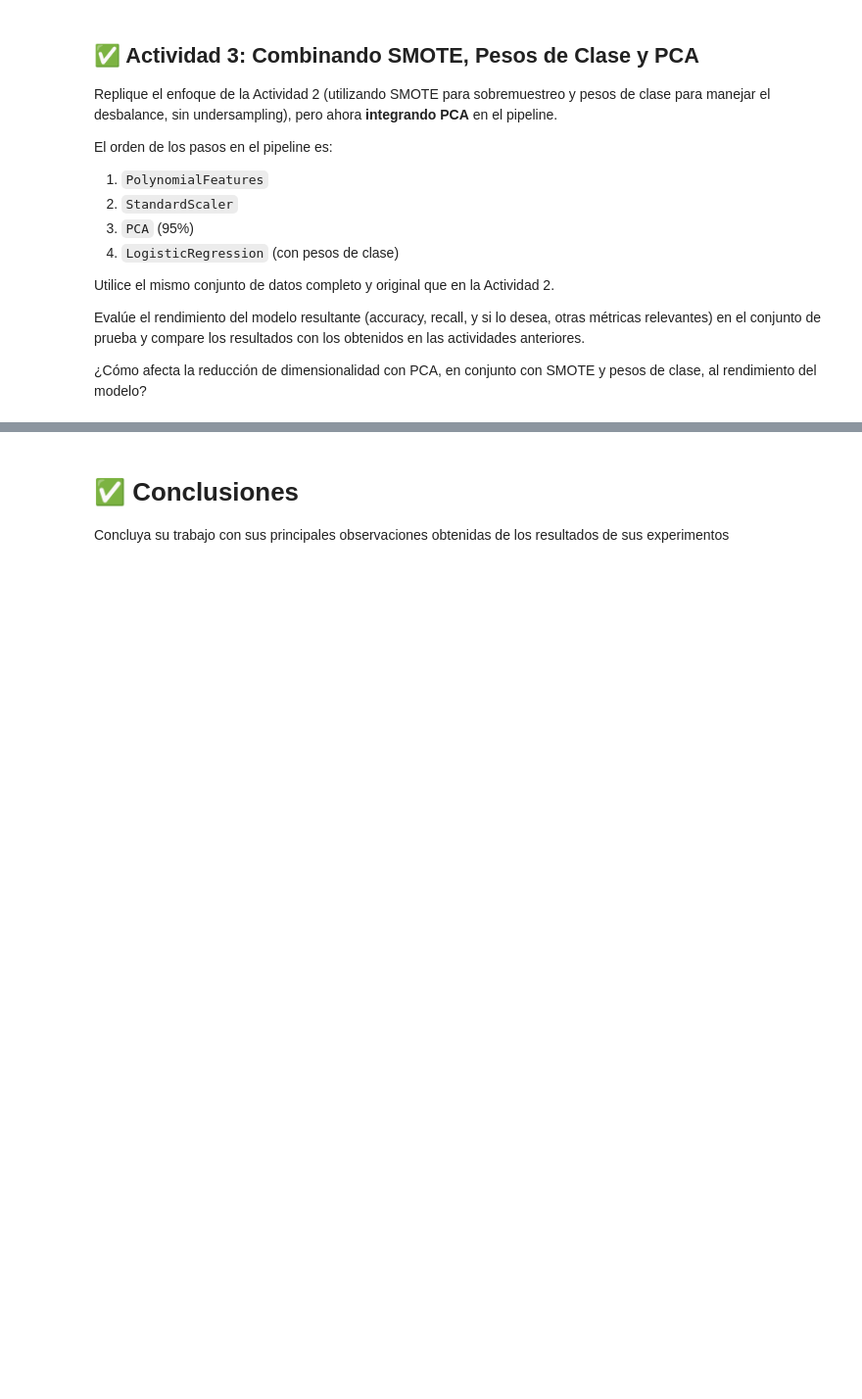
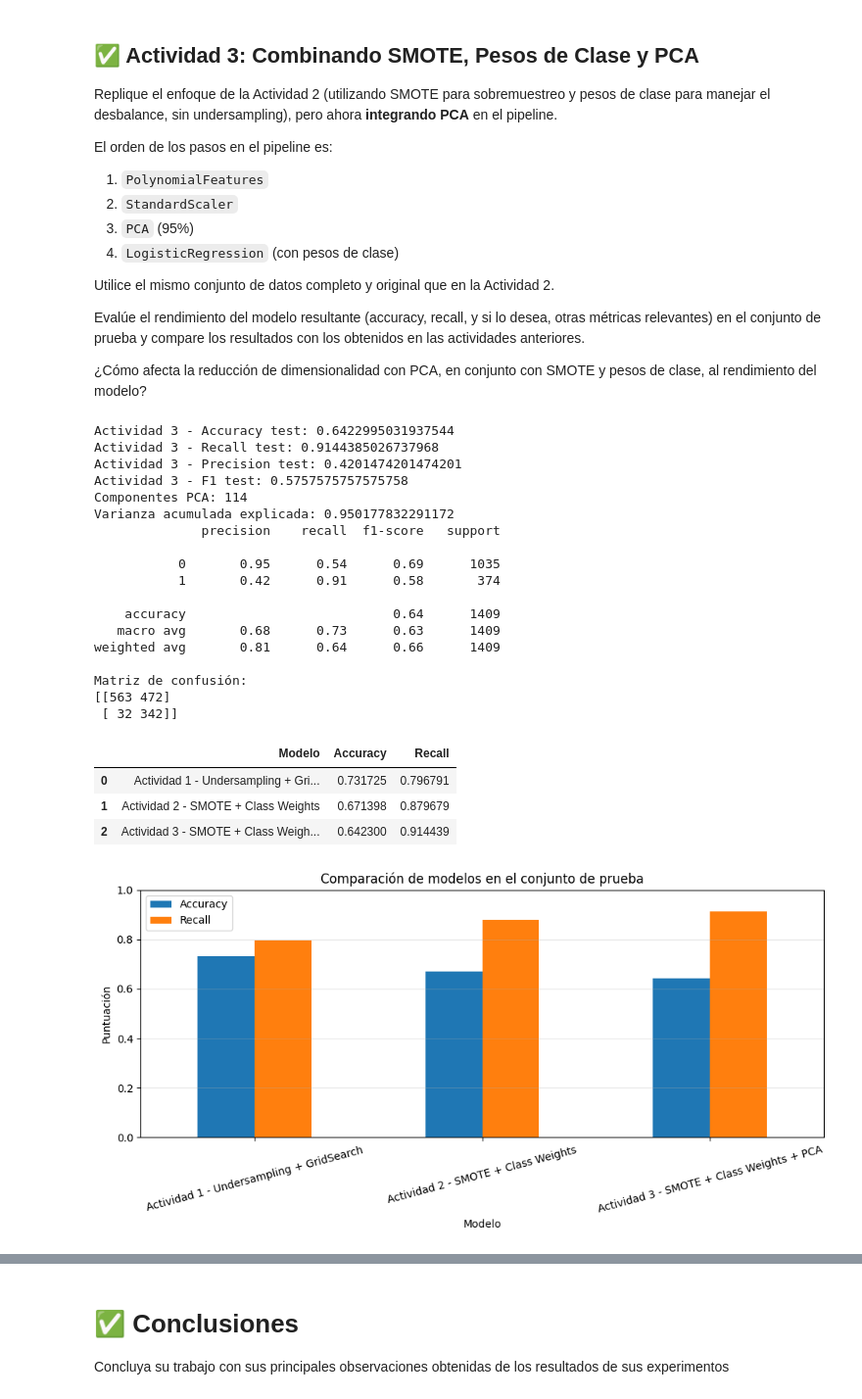
Before and after one commit to bapilco/Talleres, a Jupyter notebook: Planteamiento_Clasificación_Churn_Telecomunicaciones_Logistic_Regression.ipynb, the cells around one changed output, grey strips where cells are left out. Shown at 98% size. Drawn from its saved outputs; the diff is of its cells as text; code cells hidden in the pictures; blank space fills up the shorter version.

```diff
--- a/Planteamiento_Clasificación_Churn_Telecomunicaciones_Logistic_Regression.ipynb
+++ b/Planteamiento_Clasificación_Churn_Telecomunicaciones_Logistic_Regression.ipynb
@@ -403,0 +594,79 @@ Evalúe el rendimiento del modelo resultante (accuracy, recall, y si lo desea, o
+# %%
+#aquí su código
+
+from sklearn.decomposition import PCA
+
+model_pca = ImbPipeline([
+    ('polynomial_features', PolynomialFeatures(degree=2)),
+    ('scaler', StandardScaler()),
+    ('pca', PCA(n_components=0.95, svd_solver='full')),
+    ('smote', SMOTE(random_state=RANDOM_STATE)),
+    ('logistic_regression', LogisticRegression(
+        max_iter=20000, penalty='l2', C=1.0,
+        class_weight=class_weights, solver='lbfgs',
+        random_state=RANDOM_STATE
+    ))
+])
+
+model_pca.fit(X_train, y_train)
+pred_a3 = model_pca.predict(X_test)
+
+acc_a3 = accuracy_score(y_test, pred_a3)
+recall_a3 = recall_score(y_test, pred_a3)
+precision_a3 = precision_score(y_test, pred_a3, zero_division=0)
+f1_a3 = f1_score(y_test, pred_a3, zero_division=0)
+
+print("Actividad 3 - Accuracy test:", acc_a3)
+print("Actividad 3 - Recall test:", recall_a3)
+print("Actividad 3 - Precision test:", precision_a3)
+print("Actividad 3 - F1 test:", f1_a3)
+print("Componentes PCA:", model_pca.named_steps['pca'].n_components_)
+print("Varianza acumulada explicada:",
+      model_pca.named_steps['pca'].explained_variance_ratio_.sum())
+print(classification_report(y_test, pred_a3, zero_division=0))
+print("Matriz de confusión:")
+print(confusion_matrix(y_test, pred_a3))
+
+comparacion_final = pd.DataFrame([
+    {'Modelo': 'Actividad 1 - Undersampling + GridSearch',
+     'Accuracy': acc_a1, 'Recall': recall_a1},
+    {'Modelo': 'Actividad 2 - SMOTE + Class Weights',
+     'Accuracy': acc_a2, 'Recall': recall_a2},
+    {'Modelo': 'Actividad 3 - SMOTE + Class Weights + PCA',
+     'Accuracy': acc_a3, 'Recall': recall_a3}
+])
+display(comparacion_final)
+
+# Gráfico comparativo de métricas.
+comparacion_final.set_index('Modelo')[['Accuracy', 'Recall']].plot(
+    kind='bar', figsize=(10, 5), ylim=(0, 1), rot=15
+)
+plt.title('Comparación de modelos en el conjunto de prueba')
+plt.ylabel('Puntuación')
+plt.grid(axis='y', alpha=0.3)
+plt.tight_layout()
+plt.show()
+# %% [output]
+Actividad 3 - Accuracy test: 0.6422995031937544
+Actividad 3 - Recall test: 0.9144385026737968
+Actividad 3 - Precision test: 0.4201474201474201
+Actividad 3 - F1 test: 0.5757575757575758
+Componentes PCA: 114
+Varianza acumulada explicada: 0.950177832291172
+              precision    recall  f1-score   support
+
+           0       0.95      0.54      0.69      1035
+           1       0.42      0.91      0.58       374
+
+    accuracy                           0.64      1409
+   macro avg       0.68      0.73      0.63      1409
+weighted avg       0.81      0.64      0.66      1409
+
+Matriz de confusión:
+[[563 472]
+ [ 32 342]]
+|  | Modelo | Accuracy | Recall |
+| 0 | Actividad 1 - Undersampling + Gri... | 0.731725 | 0.796791 |
+| 1 | Actividad 2 - SMOTE + Class Weights | 0.671398 | 0.879679 |
+| 2 | Actividad 3 - SMOTE + Class Weigh... | 0.642300 | 0.914439 |
+[figure, added]
```
Also changed, not shown: parts of 9 cells of this notebook.
